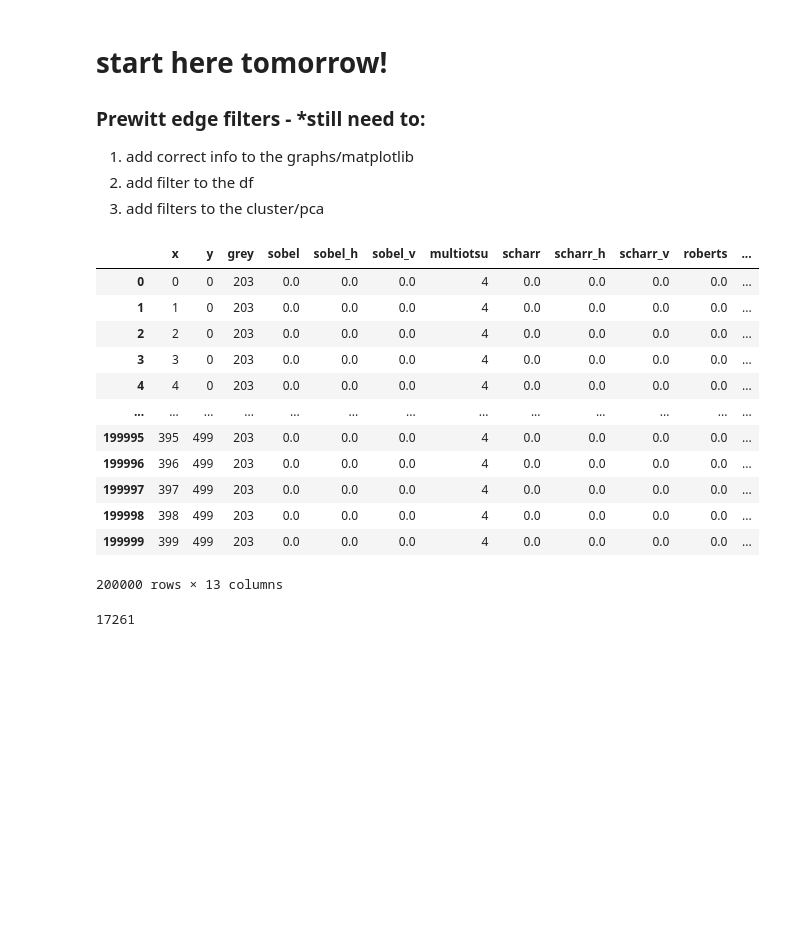
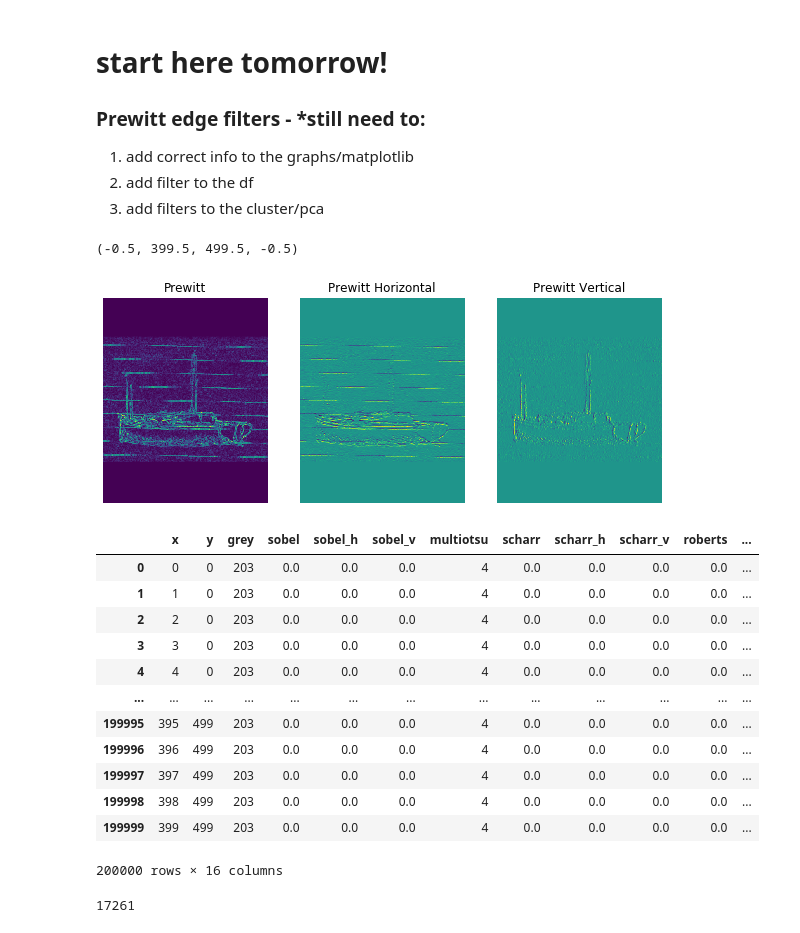
Before and after one commit to MegansColorado/Lined_Boats, a Jupyter notebook: Image_exploration.ipynb, the cells around one changed output. Drawn from its saved outputs; the diff is of its cells as text; code cells hidden in the pictures; blank space fills up the shorter version.

```diff
--- a/Image_exploration.ipynb
+++ b/Image_exploration.ipynb
@@ -283,24 +283,27 @@ ax[2].axis('off')
 # %%
 #PREWITT FILTERS -
 
 
 prewitt = filters.prewitt(sketch_grey)
 prewitt_h = filters.prewitt_h(sketch_grey)
 prewitt_v = filters.prewitt_v(sketch_grey)
 
 fig, ax = plt.subplots(nrows=1, ncols=3, figsize=(10, 10))
 
 ax[0].imshow(prewitt)
 ax[0].set_title('Prewitt')
 ax[0].axis('off')
 
-ax[1].imshow(roberts_neg_diag)
-ax[1].set_title('Roberts Neg Diag')
+ax[1].imshow(prewitt_h)
+ax[1].set_title('Prewitt Horizontal')
 ax[1].axis('off')
 
-ax[2].imshow(roberts_pos_diag)
-ax[2].set_title('roberts_pos_diag')
+ax[2].imshow(prewitt_v)
+ax[2].set_title('Prewitt Vertical')
 ax[2].axis('off')
+# %% [output]
+(-0.5, 399.5, 499.5, -0.5)
+[figure, added]
 # %%
 #NOW Create a data frame with all of the features for that image
 #add regular sobel
@@ -328,7 +331,10 @@ df = pd.DataFrame({
 'scharr_v': scharr_v.flatten(),
 'roberts': roberts.flatten(),
 'roberts_neg_diag': roberts_neg_diag.flatten(),
-'roberts_pos_diag': roberts_pos_diag.flatten()
+'roberts_pos_diag': roberts_pos_diag.flatten(),
+'prewitt': prewitt.flatten(),
+'prewitt_h': prewitt_h.flatten(),
+'prewitt_v': prewitt_v.flatten()
 }
 )
 df
@@ -345,7 +351,7 @@ df
 | 199997 | 397 | 499 | 203 | 0.0 | 0.0 | 0.0 | 4 | 0.0 | 0.0 | 0.0 | 0.0 | ... |
 | 199998 | 398 | 499 | 203 | 0.0 | 0.0 | 0.0 | 4 | 0.0 | 0.0 | 0.0 | 0.0 | ... |
 | 199999 | 399 | 499 | 203 | 0.0 | 0.0 | 0.0 | 4 | 0.0 | 0.0 | 0.0 | 0.0 | ... |
-200000 rows × 13 columns
+200000 rows × 16 columns
 # %%
 #merge
 df = df.set_index('y').join(mean_std_df.set_index('y')).reset_index()
```
Also changed, not shown: parts of 23 cells of this notebook.
